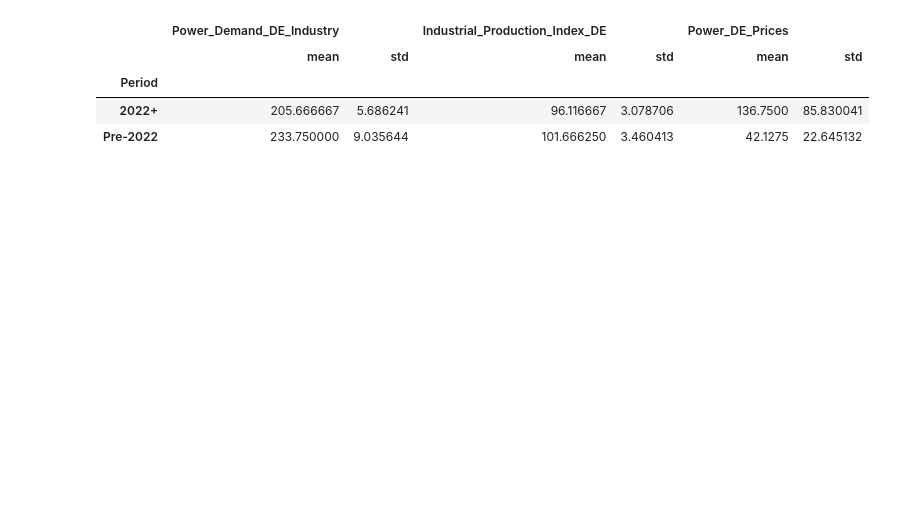
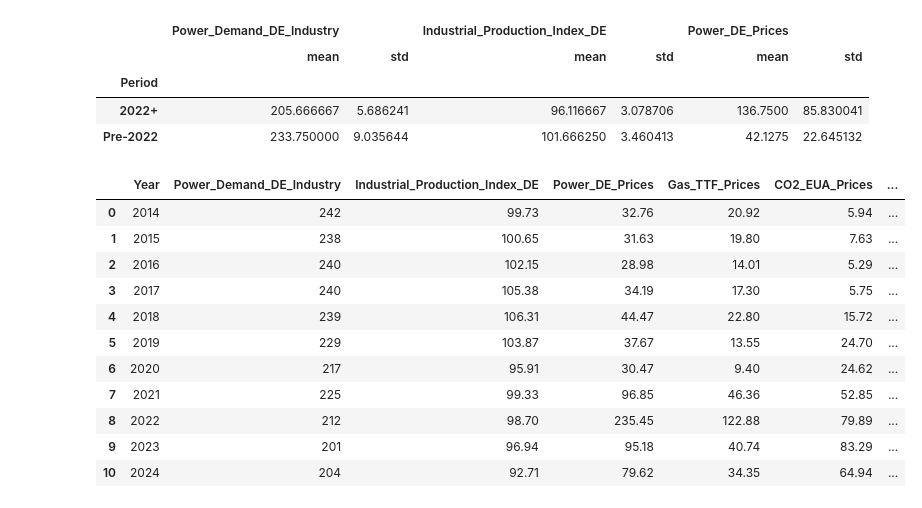
Before and after one commit to andreapiemmi/energy-economics, a Jupyter notebook: src/data/descriptives.ipynb, the cells around one changed output. Cells and saved outputs as stored; diff of their text form; code cells hidden in the pictures; blank space fills up the shorter version.

```diff
--- a/src/data/descriptives.ipynb
+++ b/src/data/descriptives.ipynb
@@ -111,0 +159,15 @@ summary_by_period
+# %%
+df_hist
+# %% [output]
+|  | Year | Power_Demand_DE_Industry | Industrial_Production_Index_DE | Power_DE_Prices | Gas_TTF_Prices | CO2_EUA_Prices | ... |
+| 0 | 2014 | 242 | 99.73 | 32.76 | 20.92 | 5.94 | ... |
+| 1 | 2015 | 238 | 100.65 | 31.63 | 19.80 | 7.63 | ... |
+| 2 | 2016 | 240 | 102.15 | 28.98 | 14.01 | 5.29 | ... |
+| 3 | 2017 | 240 | 105.38 | 34.19 | 17.30 | 5.75 | ... |
+| 4 | 2018 | 239 | 106.31 | 44.47 | 22.80 | 15.72 | ... |
+| 5 | 2019 | 229 | 103.87 | 37.67 | 13.55 | 24.70 | ... |
+| 6 | 2020 | 217 | 95.91 | 30.47 | 9.40 | 24.62 | ... |
+| 7 | 2021 | 225 | 99.33 | 96.85 | 46.36 | 52.85 | ... |
+| 8 | 2022 | 212 | 98.70 | 235.45 | 122.88 | 79.89 | ... |
+| 9 | 2023 | 201 | 96.94 | 95.18 | 40.74 | 83.29 | ... |
+| 10 | 2024 | 204 | 92.71 | 79.62 | 34.35 | 64.94 | ... |
```
Also changed, not shown: parts of 3 cells of this notebook, 4 other files.
